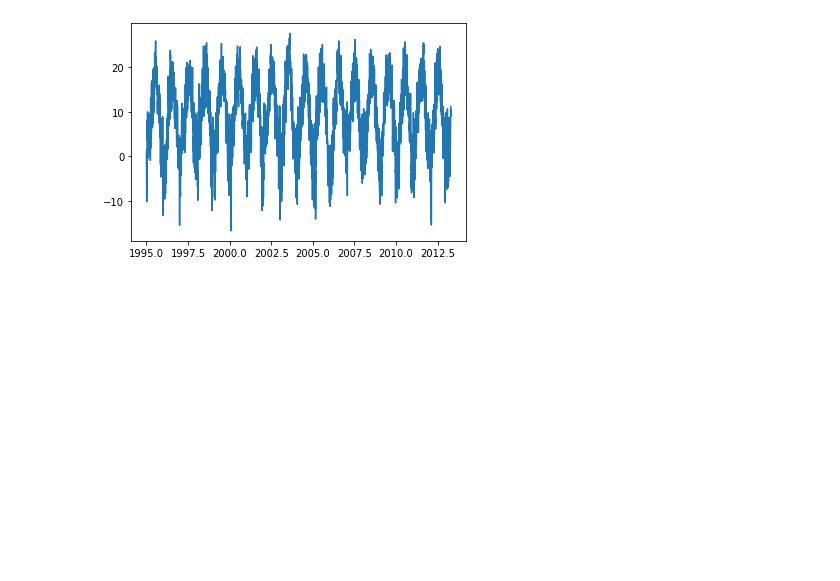
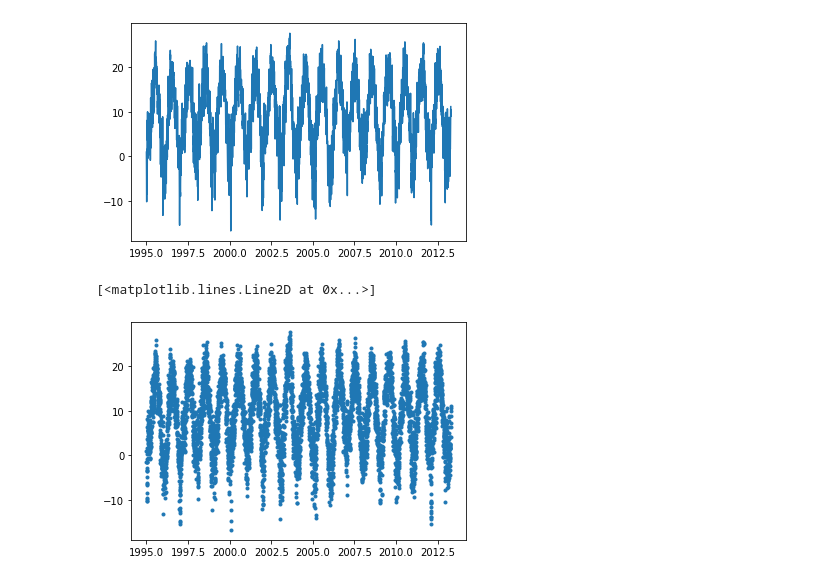
Before and after one commit to thanagno/Python-exercises, a Jupyter notebook: tmp.ipynb, the cells around one changed output. Cells and saved outputs as stored; diff of their text form; code cells hidden in the pictures; blank space fills up the shorter version.

```diff
--- a/tmp.ipynb
+++ b/tmp.ipynb
@@ -821,3 +869,15 @@ plt.plot(dn,xn)
 # %% [output]
 [<matplotlib.lines.Line2D at 0x...>]
 [figure]
+# %%
+# The following code reads in the file and removes bad values
+import numpy as np
+date, temperature = np.loadtxt('data/munich_temperatures_average_with_bad_data.txt', unpack=True)
+keep = np.abs(temperature) < 90
+date = date[keep]
+temperature = temperature[keep]
+# %%
+plt.plot(date,temperature,".")
+# %% [output]
+[<matplotlib.lines.Line2D at 0x...>]
+[figure, added]
```
Also changed, not shown: parts of 132 cells of this notebook.
